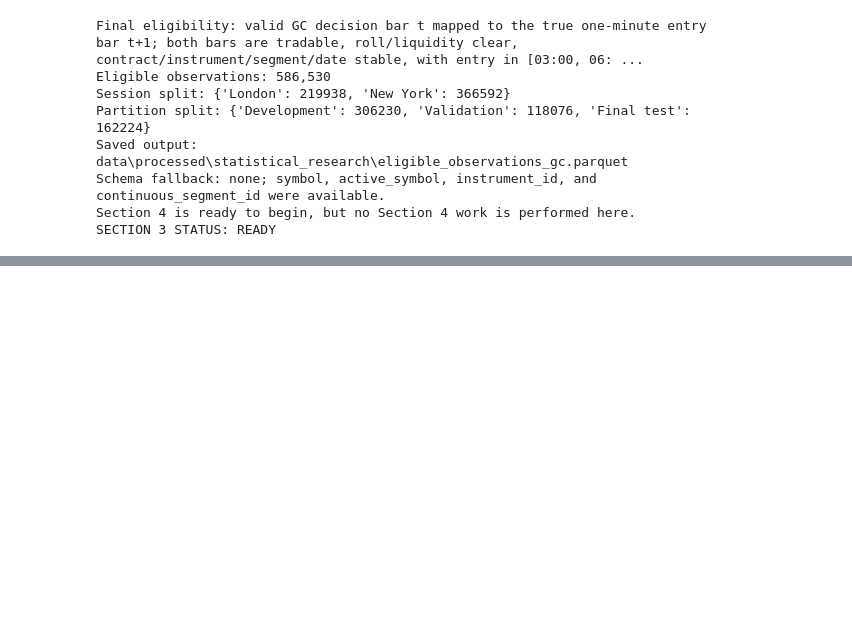
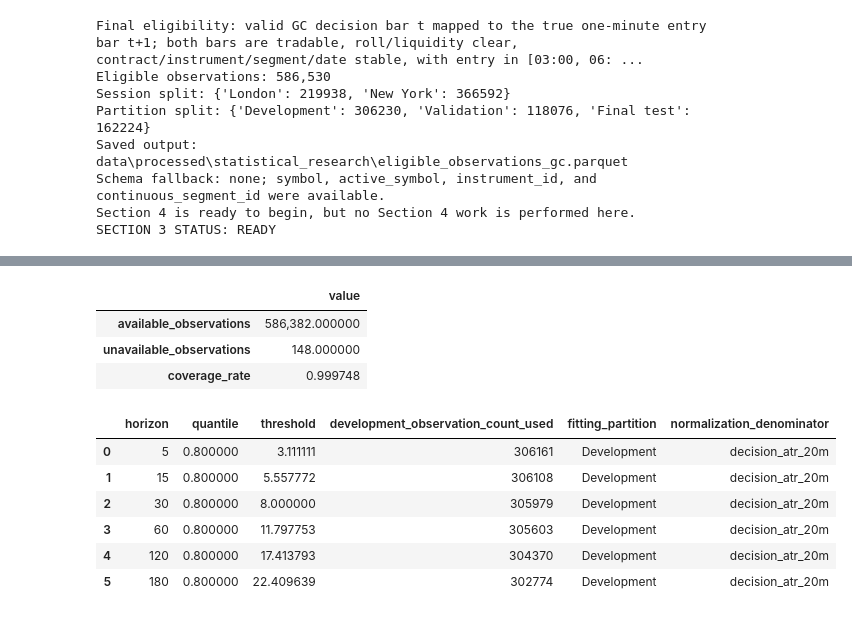
Before and after one commit to Abond1234/GC-1m-OHLCV-QUANTITATIVE-ANALYSIS, a Jupyter notebook: notebooks/exploration/statistical_feature_research.ipynb, the cells around one changed output, grey strips where cells are left out. Cells and saved outputs as stored; diff of their text form; code cells hidden in the pictures; blank space fills up the shorter version.

```diff
--- a/notebooks/exploration/statistical_feature_research.ipynb
+++ b/notebooks/exploration/statistical_feature_research.ipynb
@@ -1343,0 +1407,31 @@ SECTION 3 STATUS: READY
+# %%
+label_build_result = build_forward_label_table(
+    eligible_observations_gc,
+    gc_path_source,
+    horizons=FORWARD_HORIZONS_MINUTES,
+    tick_size=GC_TICK_SIZE,
+    expansion_quantile=EXPANSION_QUANTILE,
+    chunk_size=LABEL_CHUNK_SIZE,
+)
+forward_labels_gc = label_build_result.labels
+expansion_thresholds_gc = label_build_result.expansion_thresholds
+tick_grid_validation = label_build_result.tick_grid_validation
+FORWARD_LABEL_COLUMN_ORDER = list(label_build_result.column_order)
+
+horizon_availability_counts = pd.DataFrame(
+    [
+        {
+            "horizon": h,
+            "available_observations": int(forward_labels_gc[f"label_available_{h}"].sum()),
+            "unavailable_observations": int((~forward_labels_gc[f"label_available_{h}"]).sum()),
+            "availability_rate": float(forward_labels_gc[f"label_available_{h}"].mean()),
+        }
+        for h in FORWARD_HORIZONS_MINUTES
+    ]
+)
+display(tick_grid_validation)
+display(horizon_availability_counts)
+display(forward_labels_gc[["observation_id", "entry_timestamp_ny", "entry_price",
+                           "decision_atr_20m", "atr_normalization_available",
+                           "forward_return_5_ticks", "forward_return_5_bps",
+                           "forward_return_5_atr"]].head(3))
@@ -1343,0 +1471,23 @@ SECTION 3 STATUS: READY
+# %%
+atr_normalization_coverage = pd.Series(
+    {
+        "available_observations": int(forward_labels_gc["atr_normalization_available"].sum()),
+        "unavailable_observations": int((~forward_labels_gc["atr_normalization_available"]).sum()),
+        "coverage_rate": float(forward_labels_gc["atr_normalization_available"].mean()),
+    },
+    name="value",
+)
+display(atr_normalization_coverage.to_frame())
+display(expansion_thresholds_gc)
+# %% [output]
+|  | value |
+| available_observations | 586,382.000000 |
+| unavailable_observations | 148.000000 |
+| coverage_rate | 0.999748 |
+|  | horizon | quantile | threshold | development_observation_count_used | fitting_partition | normalization_denominator |
+| 0 | 5 | 0.800000 | 3.111111 | 306161 | Development | decision_atr_20m |
+| 1 | 15 | 0.800000 | 5.557772 | 306108 | Development | decision_atr_20m |
+| 2 | 30 | 0.800000 | 8.000000 | 305979 | Development | decision_atr_20m |
+| 3 | 60 | 0.800000 | 11.797753 | 305603 | Development | decision_atr_20m |
+| 4 | 120 | 0.800000 | 17.413793 | 304370 | Development | decision_atr_20m |
+| 5 | 180 | 0.800000 | 22.409639 | 302774 | Development | decision_atr_20m |
```
Also changed, not shown: parts of 16 cells of this notebook, 4 other files.
